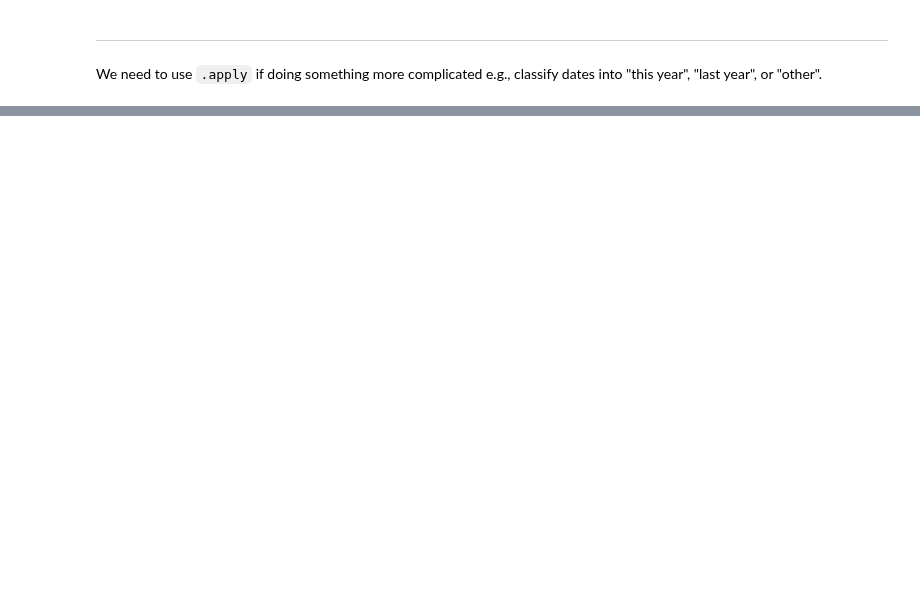
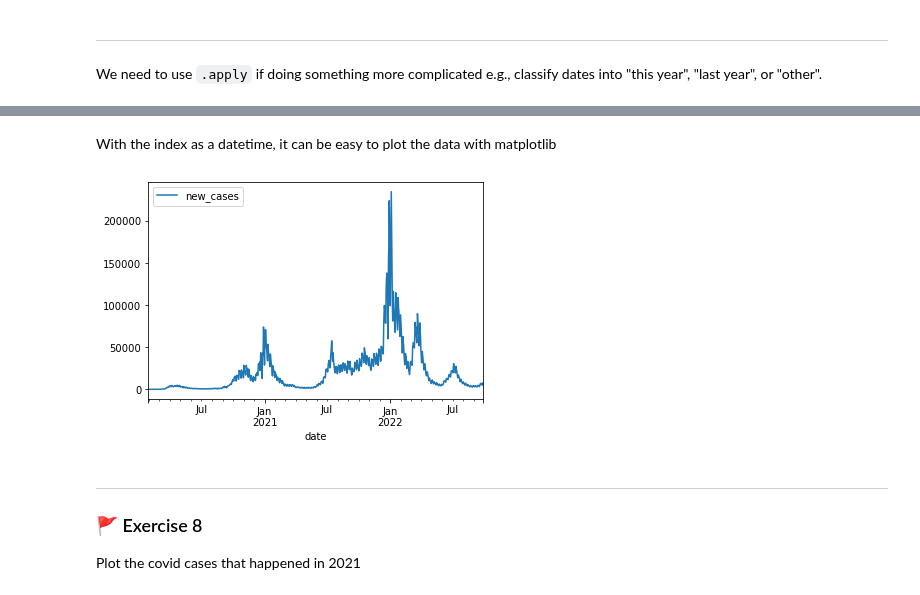
Before and after one commit to Eldave93/machine-learning-workbooks, a Jupyter notebook: 12-time-series/12_workbook.ipynb, the cells around one changed output, grey strips where cells are left out. Saved outputs shown, nothing was run; the diff lists cells and outputs as text; code cells hidden in the pictures; blank space fills up the shorter version.

```diff
--- a/12-time-series/12_workbook.ipynb
+++ b/12-time-series/12_workbook.ipynb
@@ -123,5 +125,5 @@ We'll be using Covid data later, so first lets look at how we can prepare a data
 # %%
-UPDATE = True
+UPDATE = False
 
 if UPDATE == True:
     # get the latest covid-19 UK data
@@ -131,7 +133,10 @@ if UPDATE == True:
 
 # get a list of the data files
 onlyfiles = [f for f in os.listdir("Data") if os.path.isfile(os.path.join("Data", f))]
+# only get the covid data
+covidlist = list(filter(re.compile("covid_rates_*").match, onlyfiles))
 # load the latest data
-covid_eng = pd.read_csv("./Data/"+onlyfiles[-1])
+covid_eng = pd.read_csv("./Data/"+covidlist[-1])
 
+# display the first few rows
 covid_eng.head()
@@ -359,0 +548,6 @@ covid.date.apply(year_classifier)
+# %%
+# Set the date to the index
+covid.set_index('date', inplace=True)
+
+# Preview the data
+covid.head()
@@ -359,0 +562,13 @@ covid.date.apply(year_classifier)
+# %% [markdown]
+With the index as a datetime, it can be easy to plot the data with matplotlib
+# %%
+covid.plot()
+plt.show()
+# %% [output]
+[figure, added]
+# %% [markdown]
+---
+
+### 🚩 Exercise 8
+
+Plot the covid cases that happened in 2021
```
Also changed, not shown: parts of 51 cells of this notebook, 2 other files.
